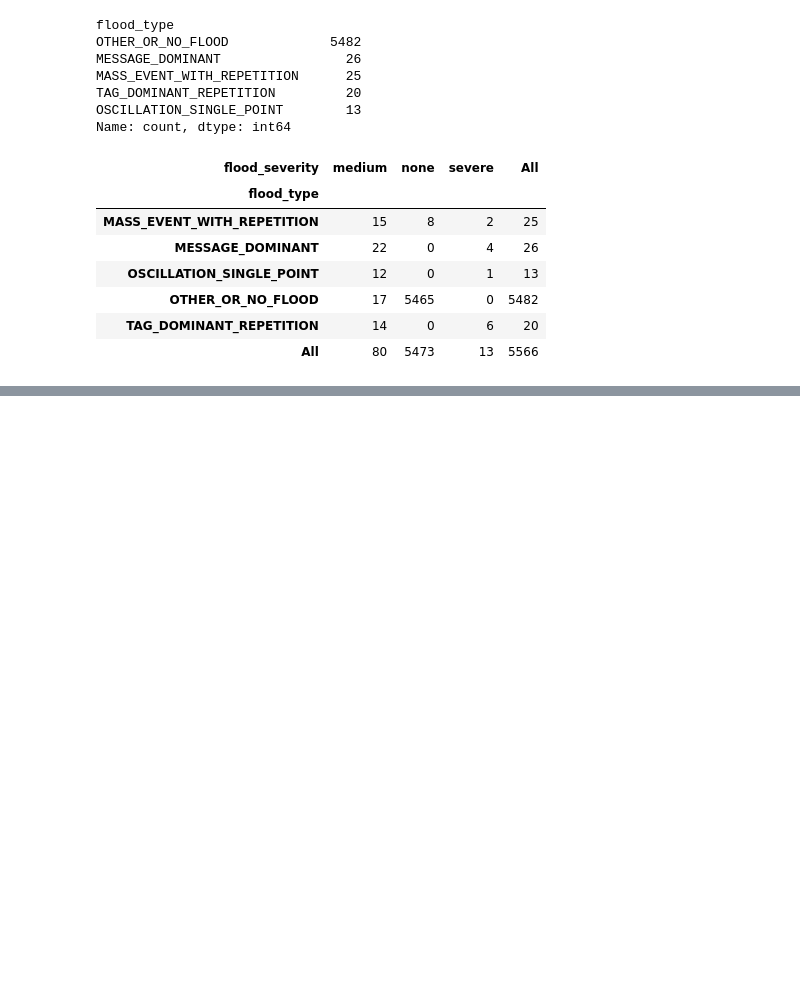
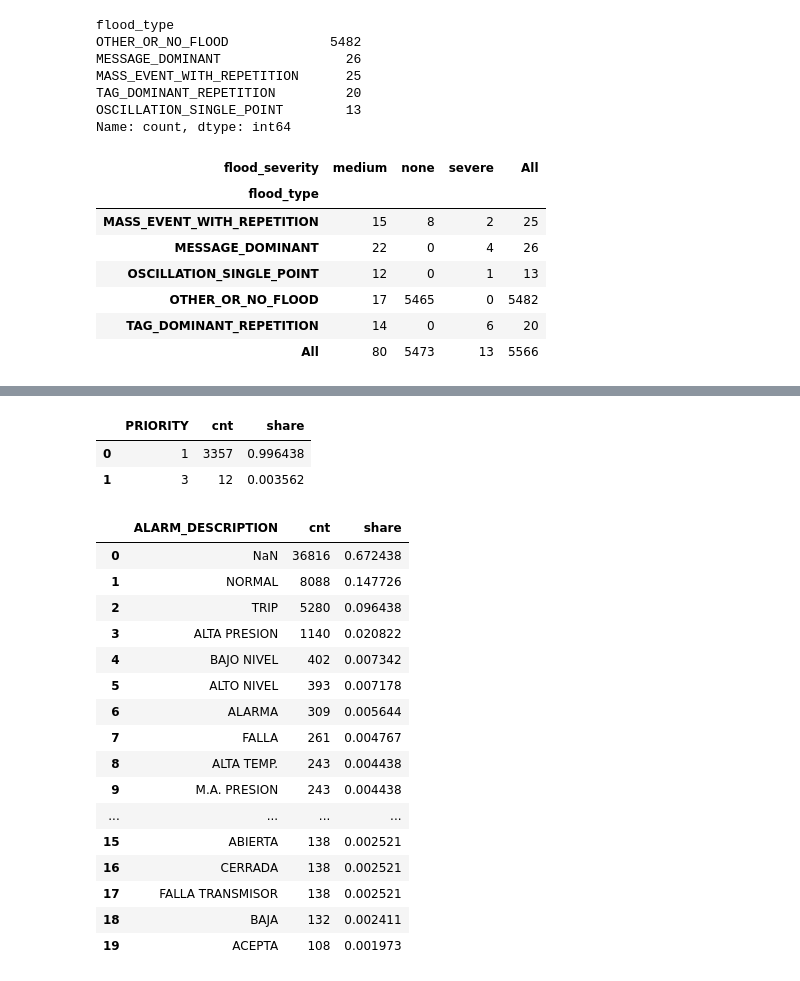
Before and after one commit to andresriosinfo/agent_alarm_flood, a Jupyter notebook: notebooks/04_flood_typology.ipynb, the cells around one changed output, grey strips where cells are left out. Cells and saved outputs as stored; diff of their text form; code cells hidden in the pictures; blank space fills up the shorter version.

```diff
--- a/notebooks/04_flood_typology.ipynb
+++ b/notebooks/04_flood_typology.ipynb
@@ -140,3 +140,29 @@ audit[["flood_type","start","end","max_rate","unique_tags","dominant_msg_share",
 | 5 | OSCILLATION_SINGLE_POINT | 2025-09-06 23:48:11 | 2025-09-07 20:50:20 | 342 | 131 | 0.470326 | 0.927050 | ... |
 | 6 | TAG_DOMINANT_REPETITION | 2025-09-05 21:01:15 | 2025-09-05 21:20:53 | 576 | 6 | 0.975067 | 0.325022 | ... |
 | 7 | TAG_DOMINANT_REPETITION | 2025-12-05 03:32:04 | 2025-12-05 05:53:15 | 540 | 9 | 0.725331 | 0.335198 | ... |
+# %%
+import os
+import pandas as pd
+import pyodbc
+
+SERVER = "10.147.17.185"
+PORT = 1433
+USERNAME = "cmpcuser"
+PASSWORD = os.getenv("OTMS_SQL_PASSWORD_DEV")
+DRIVER = "{ODBC Driver 17 for SQL Server}"
+
+DB = "cmpc_20240925_093000"
+SCHEMA = "dbo"
+TABLE = "ypf_alarms"
+
+conn_str = (
+    f"DRIVER={DRIVER};"
+    f"SERVER={SERVER},{PORT};"
+    f"DATABASE={DB};"
+    f"UID={USERNAME};"
+    f"PWD={PASSWORD};"
+    "TrustServerCertificate=yes;"
+)
+
+conn = pyodbc.connect(conn_str)
+print("Conectado.")
@@ -142,0 +415,18 @@ audit[["flood_type","start","end","max_rate","unique_tags","dominant_msg_share",
+# %%
+q = f"""
+SELECT
+    PRIORITY,
+    COUNT(*) AS cnt
+FROM [{DB}].[{SCHEMA}].[{TABLE}]
+WHERE ALARMDATETIME BETWEEN ? AND ?
+GROUP BY PRIORITY
+ORDER BY PRIORITY
+"""
+
+df_prio = pd.read_sql(q, conn, params=[start, end])
+df_prio["share"] = df_prio["cnt"] / df_prio["cnt"].sum()
+df_prio
+# %% [output]
+|  | PRIORITY | cnt | share |
+| 0 | 1 | 3357 | 0.996438 |
+| 1 | 3 | 12 | 0.003562 |
@@ -142,0 +436,32 @@ audit[["flood_type","start","end","max_rate","unique_tags","dominant_msg_share",
+# %%
+q = f"""
+SELECT TOP 20
+    ALARM_DESCRIPTION,
+    COUNT(*) AS cnt
+FROM [{DB}].[{SCHEMA}].[{TABLE}]
+WHERE ALARMDATETIME BETWEEN ? AND ?
+GROUP BY ALARM_DESCRIPTION
+ORDER BY cnt DESC
+"""
+
+df_msg = pd.read_sql(q, conn, params=[start, end])
+df_msg["share"] = df_msg["cnt"] / df_msg["cnt"].sum()
+df_msg
+# %% [output]
+|  | ALARM_DESCRIPTION | cnt | share |
+| 0 | NaN | 36816 | 0.672438 |
+| 1 | NORMAL | 8088 | 0.147726 |
+| 2 | TRIP | 5280 | 0.096438 |
+| 3 | ALTA PRESION | 1140 | 0.020822 |
+| 4 | BAJO NIVEL | 402 | 0.007342 |
+| 5 | ALTO NIVEL | 393 | 0.007178 |
+| 6 | ALARMA | 309 | 0.005644 |
+| 7 | FALLA | 261 | 0.004767 |
+| 8 | ALTA TEMP. | 243 | 0.004438 |
+| 9 | M.A. PRESION | 243 | 0.004438 |
+| ... | ... | ... | ... |
+| 15 | ABIERTA | 138 | 0.002521 |
+| 16 | CERRADA | 138 | 0.002521 |
+| 17 | FALLA TRANSMISOR | 138 | 0.002521 |
+| 18 | BAJA | 132 | 0.002411 |
+| 19 | ACEPTA | 108 | 0.001973 |
```
Also changed, not shown: parts of 18 cells of this notebook, 2 other files.
